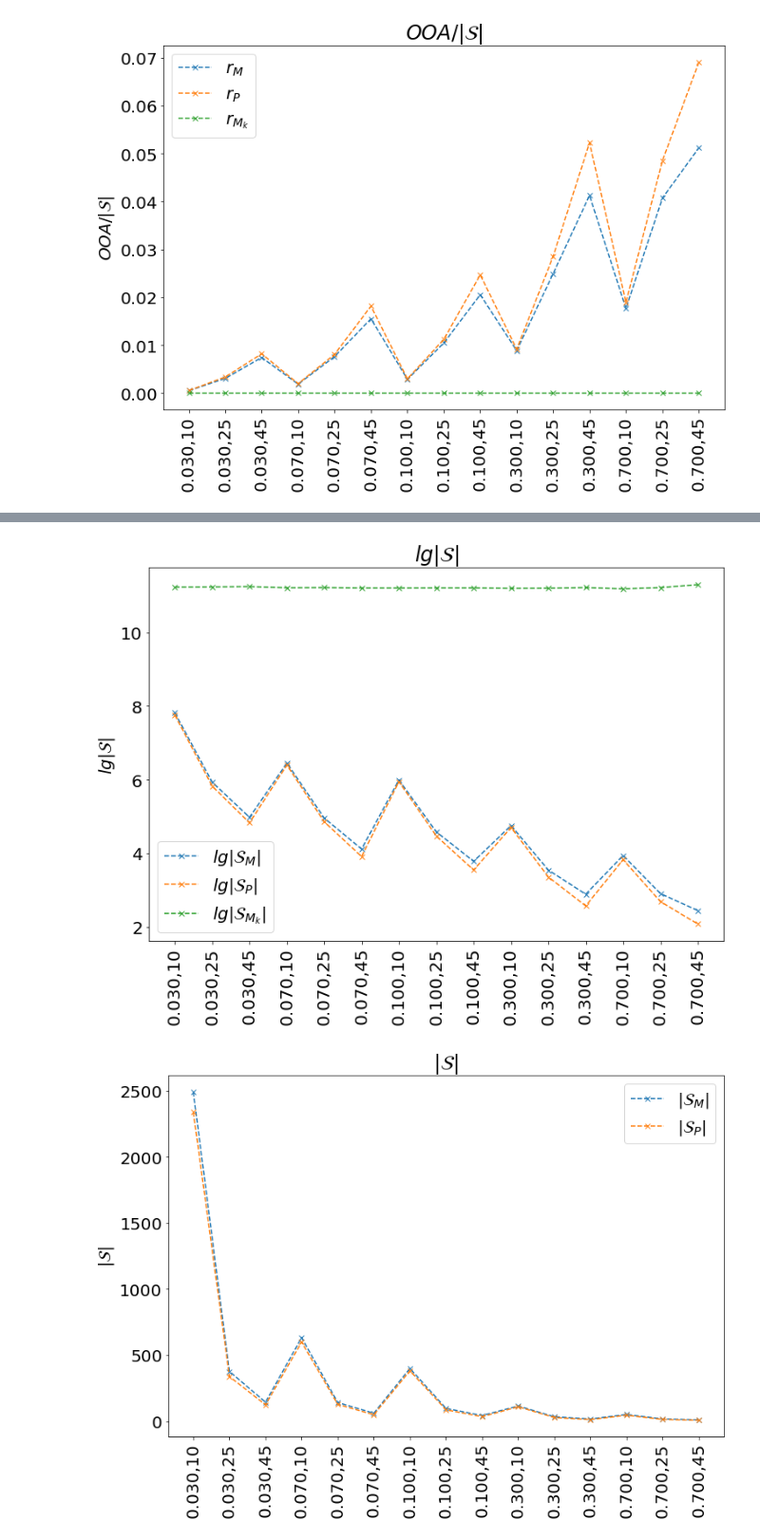
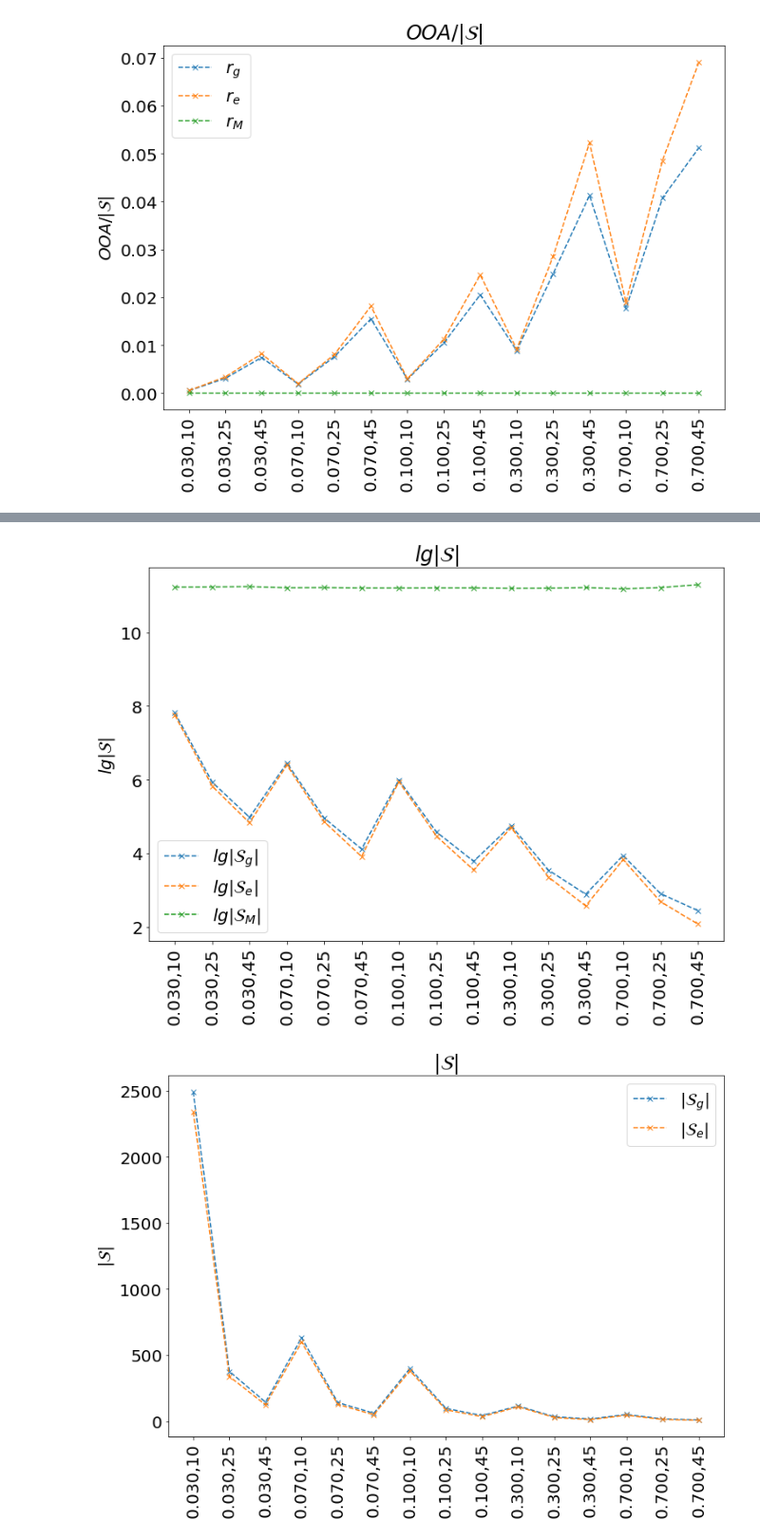
Before and after one commit to mati3230/ODA, a Jupyter notebook: analyze.ipynb, the cells around one changed output, grey strips where cells are left out. Shown: that part at 95% size. Saved outputs shown, nothing was run; the diff lists cells and outputs as text; code cells hidden in the pictures.

```diff
--- a/analyze.ipynb
+++ b/analyze.ipynb
@@ -105,5 +105,5 @@ plot(x=x, y=ooas, ylabel=r"$OOA$", labels=[r"$OOA_M$", r"$OOA_P$", r"$OOA_{M_k}$
 # %%
-plot(x=x, y=log_sizes, ylabel=r"$lg|\mathcal{S}|$", labels=[r"$lg|\mathcal{S}_M|$", r"$lg|\mathcal{S}_P|$", r"$lg|\mathcal{S}_{M_k}|$"], xticks=params_list, title=r"$lg|\mathcal{S}|$")
+plot(x=x, y=log_sizes, ylabel=r"$lg|\mathcal{S}|$", labels=[r"$lg|\mathcal{S}_g|$", r"$lg|\mathcal{S}_e|$", r"$lg|\mathcal{S}_{M}|$"], xticks=params_list, title=r"$lg|\mathcal{S}|$")
 # %% [output]
-[figure, old version]
+[figure, new version]
 # %%
```
Also changed, not shown: parts of 3 cells of this notebook, 2 other files.
